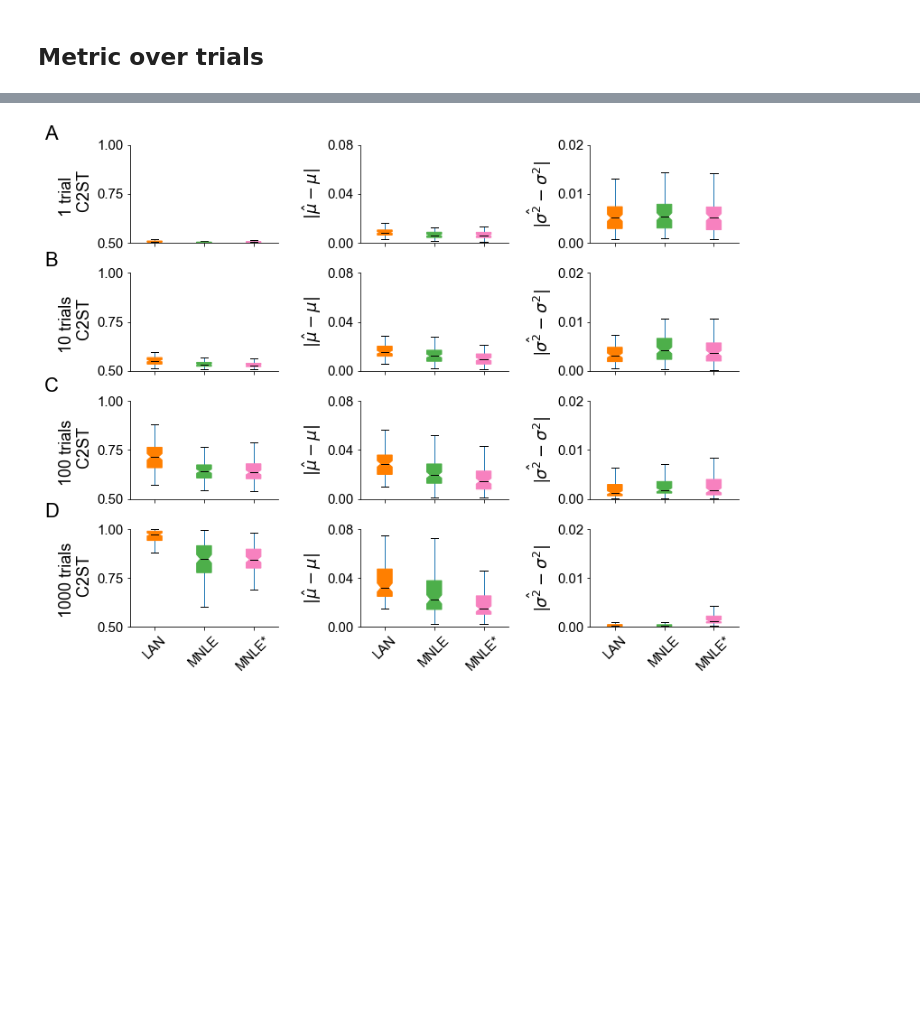
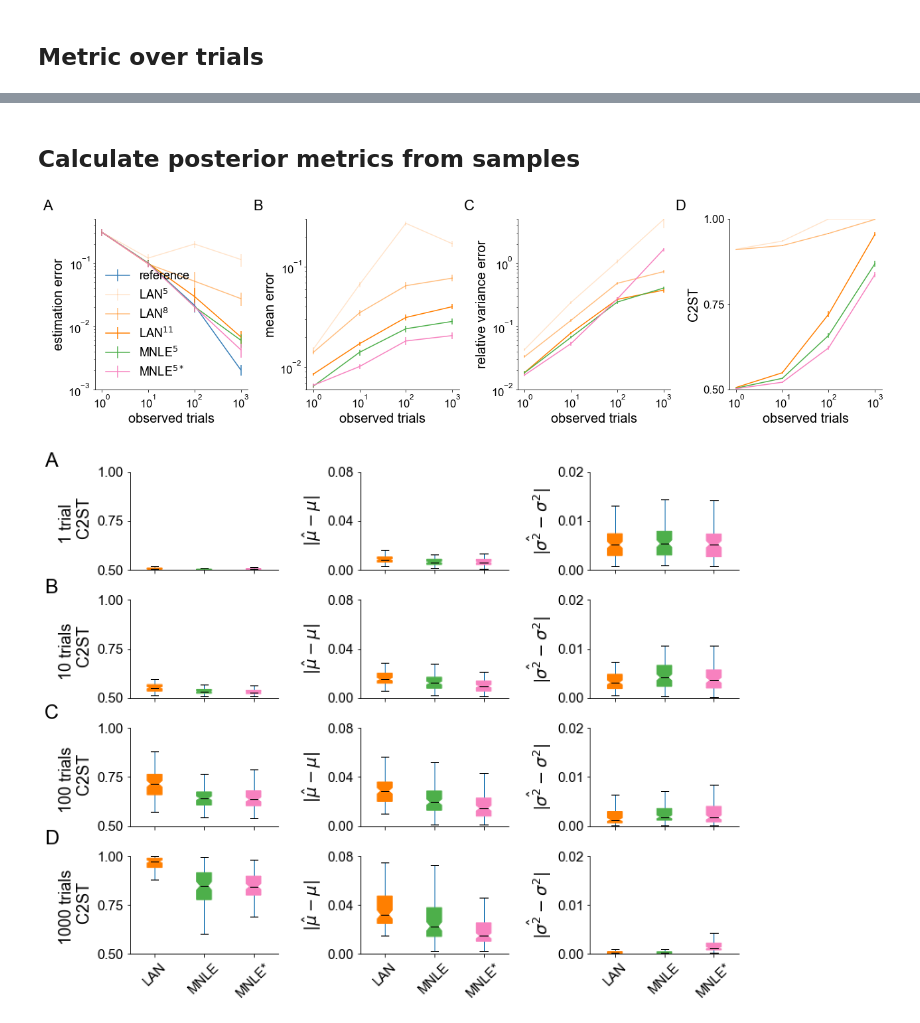
Before and after one commit to mackelab/mnle-for-ddms, a Jupyter notebook: notebooks/Paper-Figure-A1-3-parameter-recovery-SBC.ipynb, the cells around one changed output, grey strips where cells are left out. Cells and saved outputs as stored; diff of their text form; code cells hidden in the pictures; blank space fills up the shorter version.

Commit message:
update supp figure posterior metrics over trials.

```diff
--- a/notebooks/Paper-Figure-A1-3-parameter-recovery-SBC.ipynb
+++ b/notebooks/Paper-Figure-A1-3-parameter-recovery-SBC.ipynb
@@ -49,3 +38,14 @@ df.head()
 ## Parameter recovery all trials
 # %%
 true_params, true_samples, lan_samples, nle_samples, nlee_samples, ranks, meanerr, meanerrabs, varerr, varerrabs, dispersion = allsamples_dict.values()
+# %%
+lan_samples_5 = np.zeros((4, 99, 1000, 4))
+lan_samples_8 = np.zeros_like(lan_samples_5)
+# mask out observation 76
+mask = np.arange(100)!=75
+for idx, nt in enumerate([1, 10, 100, 1000]):
+    with open(f"../data/results/lan_10_5_ours_posterior_samples_100x{nt}iid_new.p", "rb") as fh:
+        lan_samples_5[idx,] = torch.stack(pickle.load(fh)).numpy()[mask,]
+
+    with open(f"../data/results/lan_10_8_ours_posterior_samples_100x{nt}iid_new.p", "rb") as fh:
+        lan_samples_8[idx,] = torch.stack(pickle.load(fh)).numpy()[mask,]
@@ -157,0 +128,2 @@ Name: ABSVARERR, dtype: float64
+# %% [markdown]
+## Calculate posterior metrics from samples
@@ -158 +175,68 @@ Name: ABSVARERR, dtype: float64
+# %%
+ylabels = ["estimation error", "mean error", "relative variance error", "C2ST"]
+bar_posistions = np.arange(0, .4, .12)
+bar_width = .1
+labels = [
+    r"LAN$^5$",
+    r"LAN$^8$",
+    r"LAN$^{11}$",
+    r"MNLE$^5$",
+    r"MNLE$^{5*}$",
+]
+plot_colors = colors[1:2]*3 + colors[2:4]
+alphas = [.2, .5, 1., 1., 1.]
+
+fig, ax = plt.subplots(1, 4, figsize=(18, 5), sharex=True)
+yscale = 'log'
+xlabel= "observed trials"
+for ii in range(5): # methods
+    plt.sca(ax[0])
+    if ii==0:
+        plt.errorbar(num_trials_list, estimation_error_reference.mean(1), estimation_error_reference.std(1) / np.sqrt(N),
+            label="reference", color=colors[0])
+    plt.errorbar(num_trials_list, estimation_error[:, :, ii].mean(1), estimation_error[:, :, ii].std(1) / np.sqrt(N),
+        label=labels[ii], color=plot_colors[ii], alpha=alphas[ii])
+    if ii==4:
+        plt.legend()
+
+    plt.sca(ax[1])
+    plt.errorbar(num_trials_list, meanerr[:, :, ii].mean(1), meanerr[:, :, ii].std(1) / np.sqrt(N),
+        label=labels[ii], color=plot_colors[ii], alpha=alphas[ii])
+
+    plt.sca(ax[2])
+    plt.errorbar(num_trials_list, varerr[:, :, ii].mean(1), varerr[:, :, ii].std(1) / np.sqrt(N),
+        label=labels[ii], color=plot_colors[ii], alpha=alphas[ii])
+
+    plt.sca(ax[3])
+    plt.errorbar(num_trials_list, c2st_scores[:, :, ii].mean(1), c2st_scores[:, :, ii].std(1) / np.sqrt(N),
+        label=labels[ii], color=plot_colors[ii], alpha=alphas[ii])
+    plt.yticks(np.linspace(.5, 1., 3))
+    plt.ylim(0.5, 1.)
+
+plt.xscale("log")
+plt.xticks(num_trials_list);
+ylims = [[0.001, .5], [0.006, .3], [0.01, 5.], [0.5, 1.]]
+
+for ii in range(4):
+    plt.sca(ax[ii])
+    if ii < 3:
+        plt.yscale(yscale)
+        plt.ylim(ylims[ii])
+    plt.xlabel(xlabel)
+    plt.ylabel(ylabels[ii])
+
+plt.tight_layout()
+
+weight = "regular"
+fontsize = 22
+y1 = 0.96
+x1 = 0.005
+dx = 0.245
+fig.text(x1, y1, "A", fontsize=fontsize, fontweight=weight)
+fig.text(x1+dx, y1, "B", fontsize=fontsize, fontweight=weight)
+fig.text(x1+2*dx, y1, "C", fontsize=fontsize, fontweight=weight)
+fig.text(x1+3*dx, y1, "D", fontsize=fontsize, fontweight=weight)
+fig.savefig("figures/FigureA2-MNLE-LAN-posterior-metrics-over-trials.png", dpi=300, bbox_inches="tight");
+# %% [output]
+[figure, added]
 # %%
```
Also changed, not shown: parts of 12 cells of this notebook, 1 other file.
